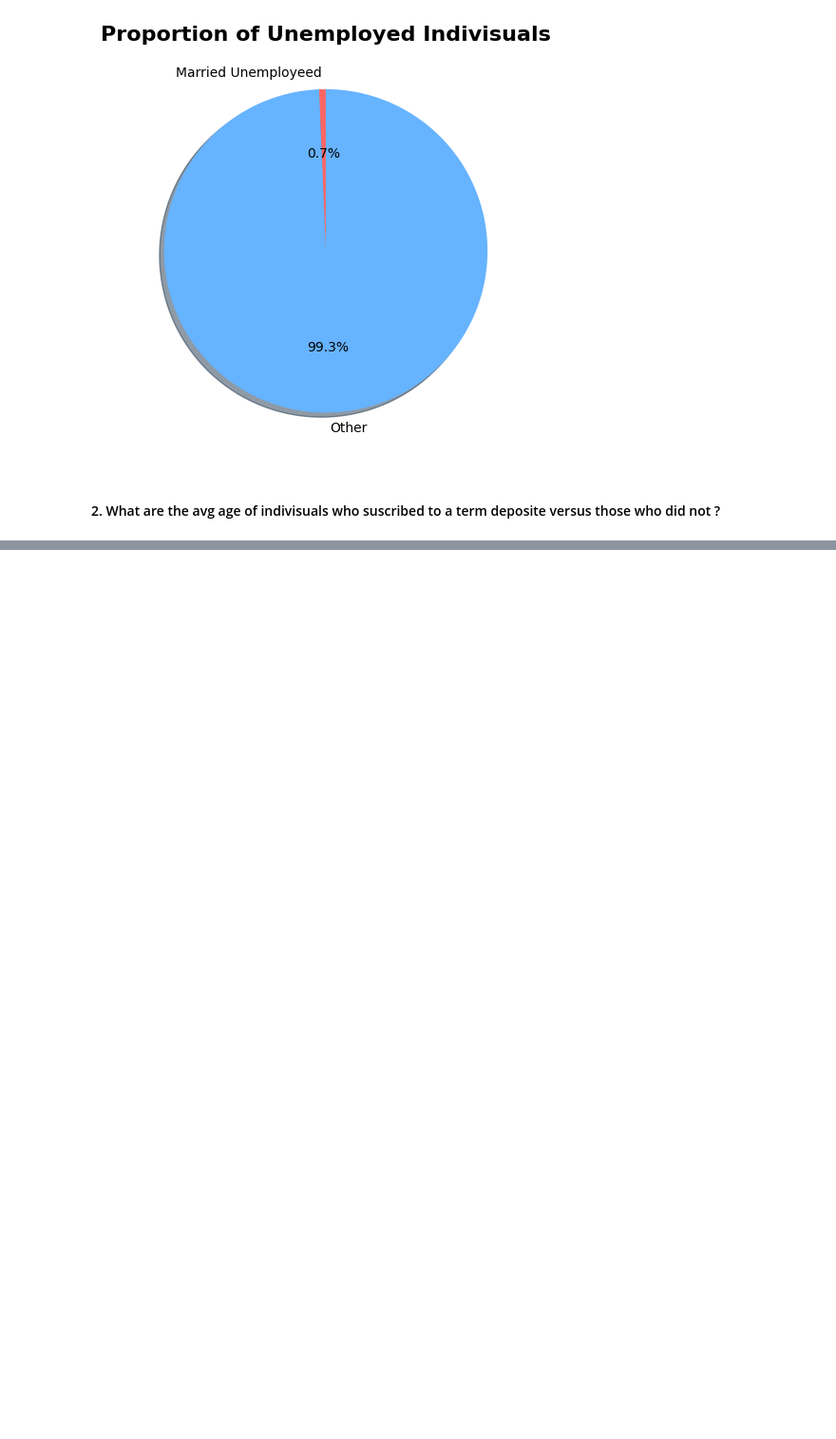
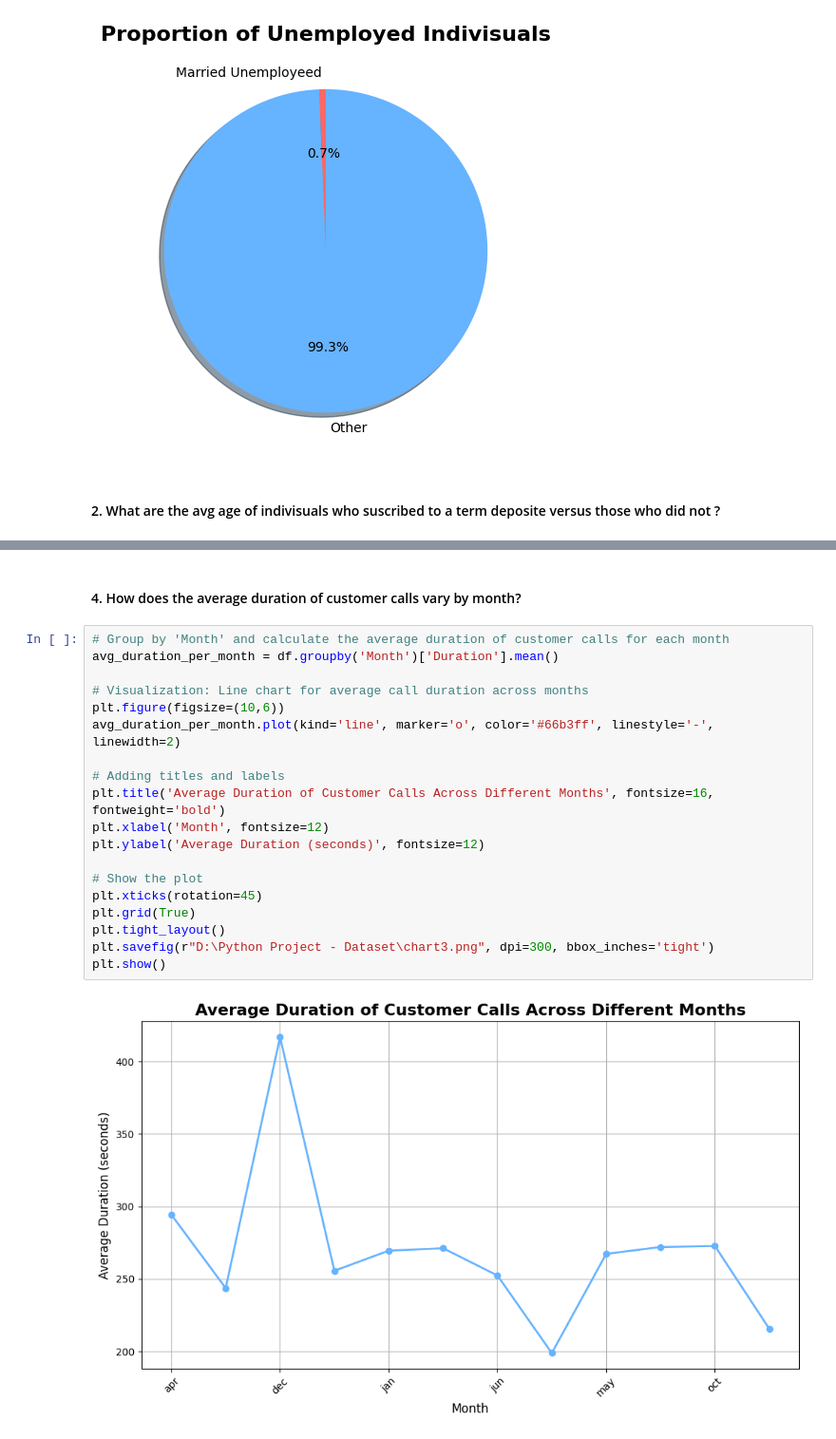
Before and after one commit to Shandeep-Raula/Bank-Customer-Insights, a Jupyter notebook: bank-customer-insights.ipynb, the cells around one changed output, grey strips where cells are left out. Shown at 95% size. Drawn from its saved outputs; the diff is of its cells as text; blank space fills up the shorter version.

Commit message:
Kaggle Notebook | Bank Customer Insights | Final Part

```diff
--- a/bank-customer-insights.ipynb
+++ b/bank-customer-insights.ipynb
@@ -330,0 +372,23 @@ plt.show()
+# %% [markdown]
+#### 4. How does the average duration of customer calls vary by month?
+# %%
+# Group by 'Month' and calculate the average duration of customer calls for each month
+avg_duration_per_month = df.groupby('Month')['Duration'].mean()
+
+# Visualization: Line chart for average call duration across months
+plt.figure(figsize=(10,6))
+avg_duration_per_month.plot(kind='line', marker='o', color='#66b3ff', linestyle='-', linewidth=2)
+
+# Adding titles and labels
+plt.title('Average Duration of Customer Calls Across Different Months', fontsize=16, fontweight='bold')
+plt.xlabel('Month', fontsize=12)
+plt.ylabel('Average Duration (seconds)', fontsize=12)
+
+# Show the plot
+plt.xticks(rotation=45)
+plt.grid(True)
+plt.tight_layout()
+plt.savefig(r"D:\Python Project - Dataset\chart3.png", dpi=300, bbox_inches='tight')
+plt.show()
+# %% [output]
+[figure, added]
```
Also changed, not shown: parts of 7 cells of this notebook.
